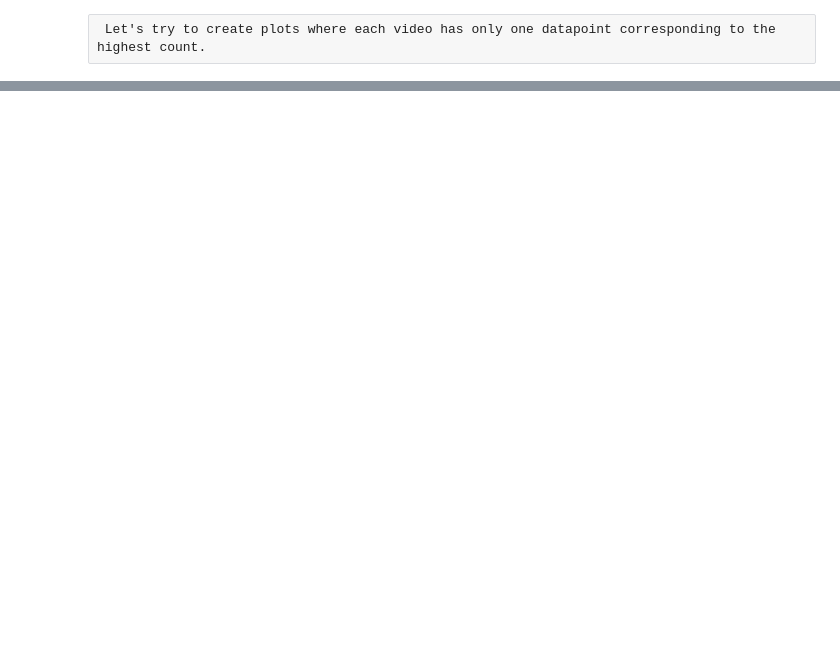
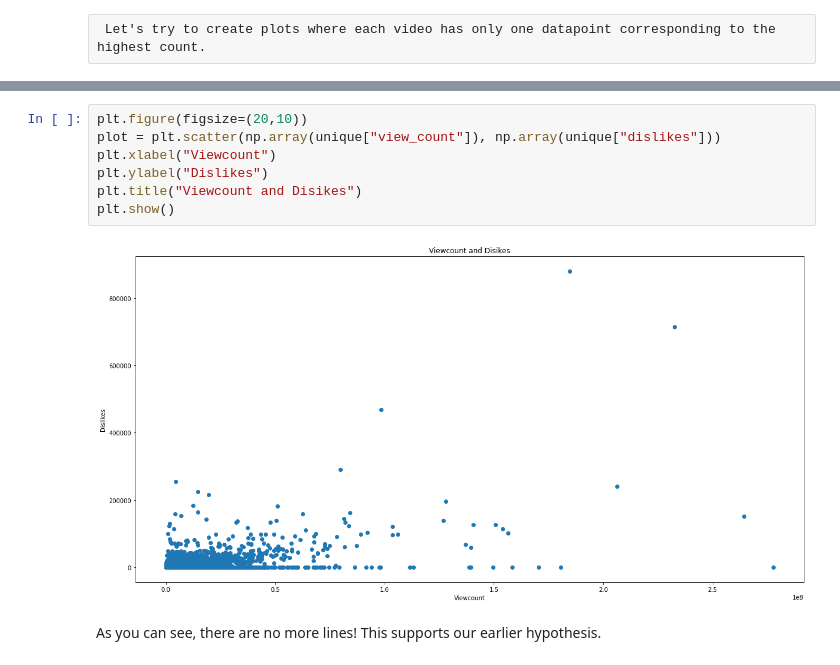
Before and after one commit to sbeven/sbeven.github.io, a Jupyter notebook: Final tutorial.ipynb, the cells around one changed output, grey strips where cells are left out. Drawn from its saved outputs; the diff is of its cells as text; blank space fills up the shorter version.

```diff
--- a/Final tutorial.ipynb
+++ b/Final tutorial.ipynb
@@ -132,0 +184,11 @@ There are lines in the data, where some time points seem to have an abnormally h
+# %%
+plt.figure(figsize=(20,10))
+plot = plt.scatter(np.array(unique["view_count"]), np.array(unique["dislikes"]))
+plt.xlabel("Viewcount")
+plt.ylabel("Dislikes")
+plt.title("Viewcount and Disikes")
+plt.show()
+# %% [output]
+[figure, added]
+# %% [markdown]
+As you can see, there are no more lines! This supports our earlier hypothesis.
```
Also changed, not shown: parts of 11 cells of this notebook.
